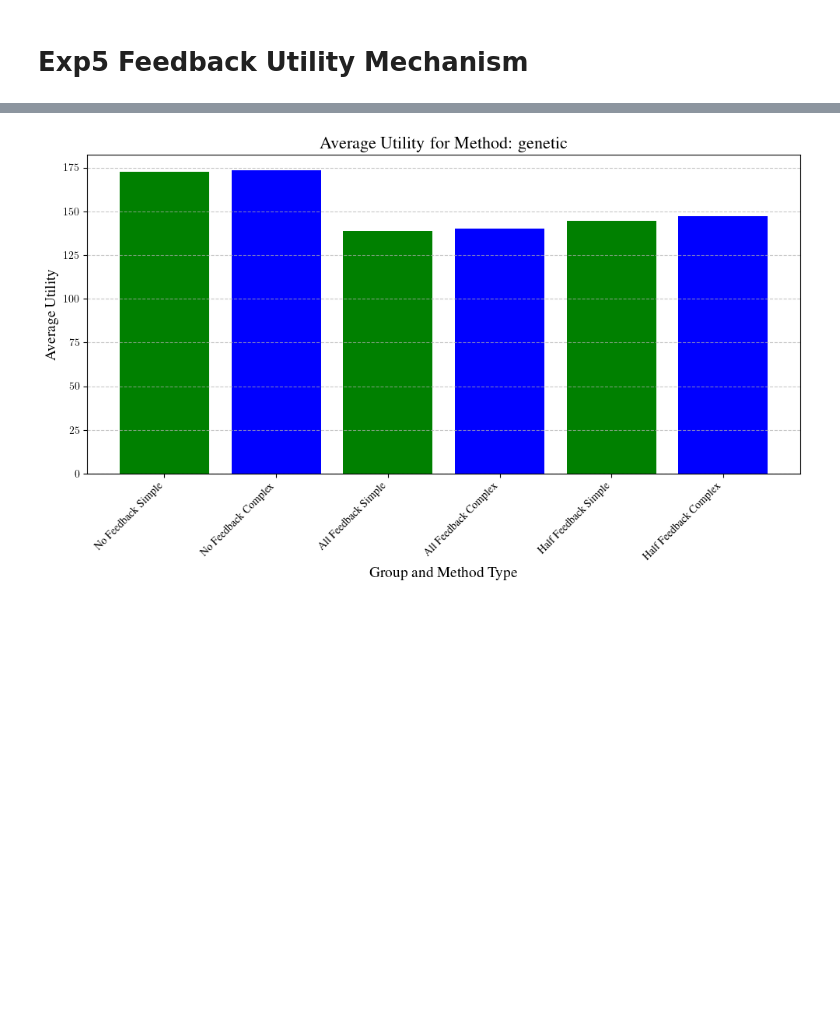
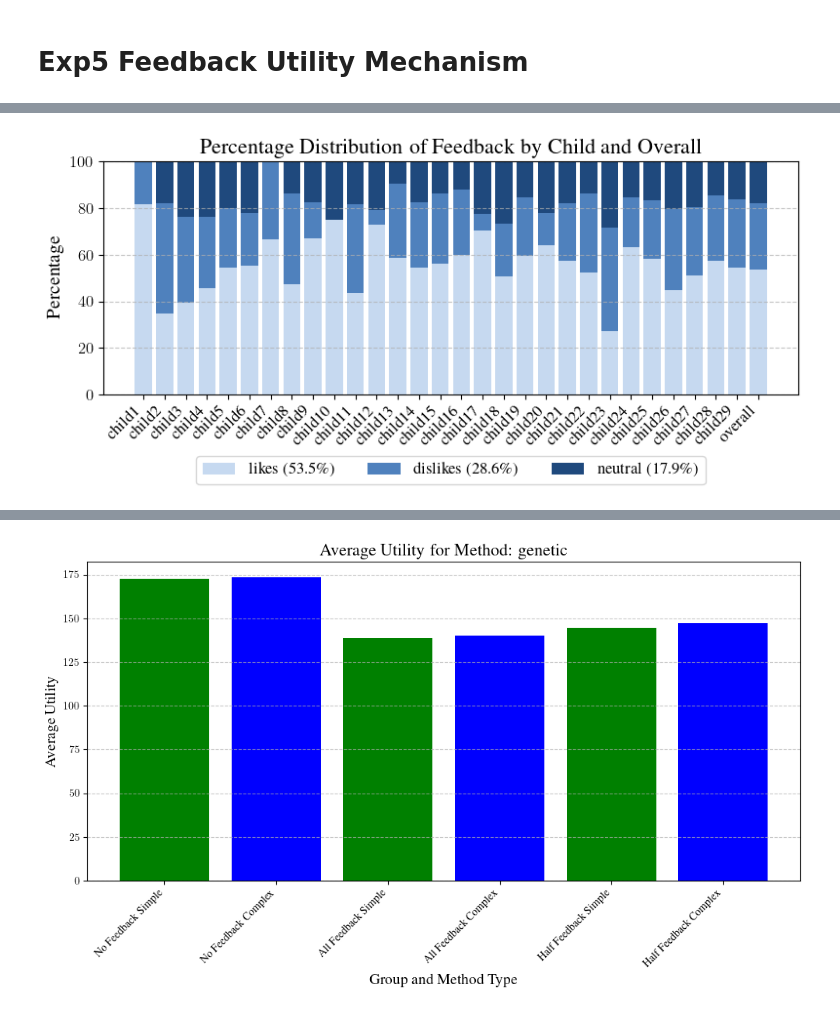
Before and after one commit to Laurie2905-JOHN/Masters_RL, a Jupyter notebook: notebooks/plotting.ipynb, the cells around one changed output, grey strips where cells are left out. Cells and saved outputs as stored; diff of their text form; code cells hidden in the pictures; blank space fills up the shorter version.

```diff
--- a/notebooks/plotting.ipynb
+++ b/notebooks/plotting.ipynb
@@ -4202,0 +4266,59 @@ data = {**data_path, **data_path1, **data_path2}
+# %%
+import matplotlib.pyplot as plt
+import numpy as np
+from matplotlib.ticker import MaxNLocator
+
+# Prepare the data for plotting
+labels = child_list + ['overall']
+actions = list(preference_percentage_counter["overall"].keys())
+
+# Create a matrix to store percentages for each child and action
+percentage_matrix = np.zeros((len(labels), len(actions)))
+
+for i, child in enumerate(labels):
+    for j, action in enumerate(actions):
+        percentage_matrix[i, j] = preference_percentage_counter[child][action]
+
+# Sort actions and percentage_matrix based on the "overall" percentages
+overall_percentages = percentage_matrix[-1, :]  # The last row corresponds to 'overall'
+sorted_indices = np.argsort(overall_percentages)[::-1]  # Sort indices by overall percentage in descending order
+
+# Reorder actions and percentage_matrix based on sorted_indices
+sorted_actions = [actions[i] for i in sorted_indices]
+sorted_percentage_matrix = percentage_matrix[:, sorted_indices]
+
+# Specify colors for the bars (adjust if more actions are present)
+colors = ["#c6d9f0", "#4f81bd", "#1f497d"]  # Light blue, medium blue, dark blue
+
+# Plotting
+fig, ax = plt.subplots(figsize=(8, 4))  # Adjusted size to be suitable for a report
+
+# Create a stacked bar chart
+bottom = np.zeros(len(labels))
+for j, action in enumerate(sorted_actions):
+    ax.bar(labels, sorted_percentage_matrix[:, j], bottom=bottom, label=f"{action} ({preference_percentage_counter['overall'][action]:.1f}\\%)", color=colors[j])
+    bottom += sorted_percentage_matrix[:, j]
+
+# Add labels, title, and legend
+ax.set_ylabel('Percentage', fontsize=14)
+ax.set_title('Percentage Distribution of Feedback by Child and Overall', fontsize=16)
+ax.legend(
+          bbox_to_anchor=(0.5, -0.23), loc='upper center', fontsize=12, ncol=3)
+
+# Ensure all x-ticks are plotted
+ax.set_xticks(np.arange(len(labels)))
+ax.set_xticklabels(labels, rotation=45, ha='right', fontsize=12)
+
+# Increase the fontsize of y-ticks
+ax.tick_params(axis='y', labelsize=12)
+
+# Display gridlines for better readability
+ax.yaxis.grid(True, linestyle='--', alpha=0.7)
+
+# Adjust layout for tight fitting
+plt.tight_layout()
+
+# Display the plot
+plt.show()
+# %% [output]
+[figure, added]
```
Also changed, not shown: parts of 25 cells of this notebook, 2 other files.
